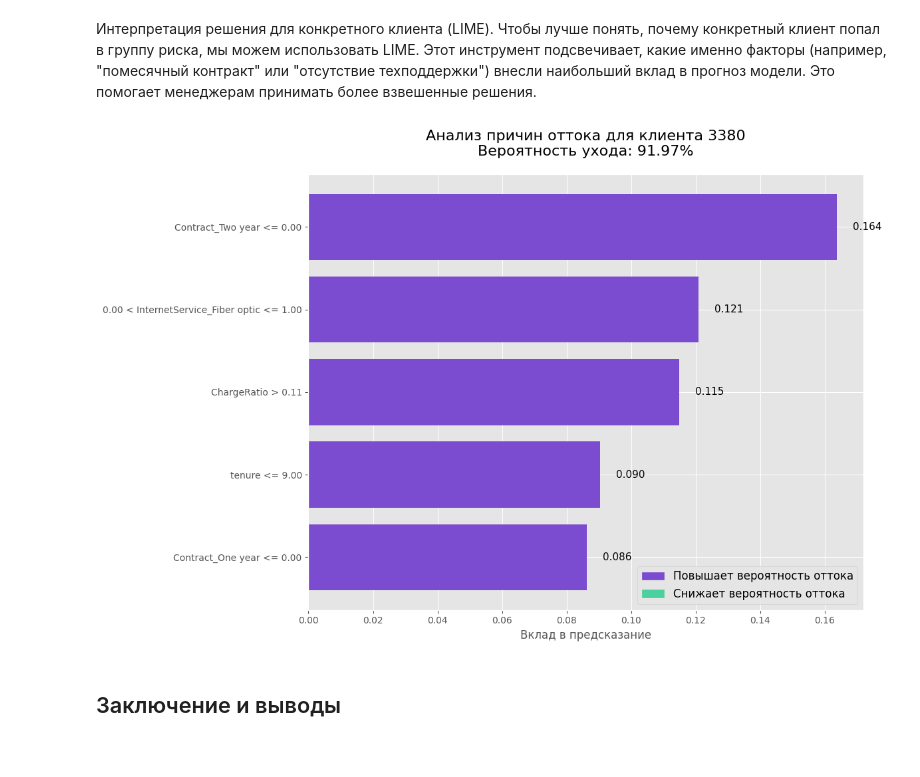
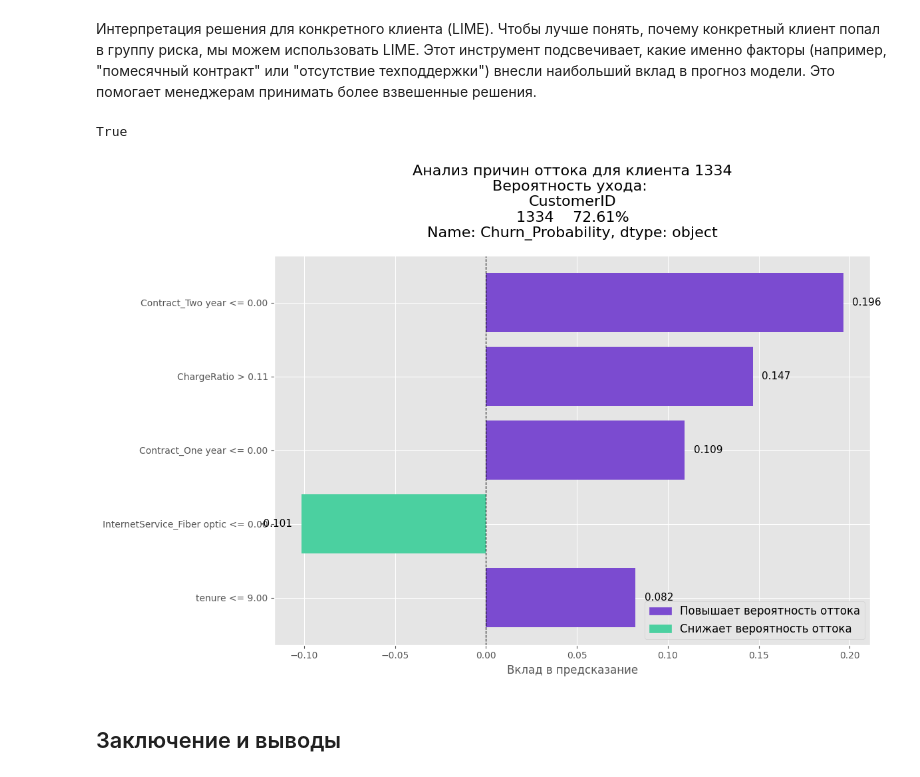
Before and after one commit to DgtrDN/diplom, a Jupyter notebook: diplom_telco_customer.ipynb, the cells around one changed output. Cells and saved outputs as stored; diff of their text form; code cells hidden in the pictures.

```diff
--- a/diplom_telco_customer.ipynb
+++ b/diplom_telco_customer.ipynb
@@ -405,7 +405,7 @@ def create_objective(model_name, params_func):
 
         # Подготовка модели в зависимости от типа
         if model_name == "Logistic Regression":
-            params['max_iter'] = 2000
+            params['max_iter'] = 1000
             params['class_weight'] = 'balanced'
             model = LogisticRegression(**params)
         elif model_name == "Random Forest":
@@ -438,9 +438,9 @@ def create_objective(model_name, params_func):
 
 def lr_params(trial):
     return {
-        'C': trial.suggest_float('C', 1e-4, 1e2, log=True),
-        'solver': trial.suggest_categorical('solver', ['liblinear', 'saga']),
-        'penalty': trial.suggest_categorical('penalty', ['l1', 'l2']),
+        'C': trial.suggest_float('C', 1e-20, 1e1, log=True), # изменено с (1e-4, 1e2, log=True) на (1e-10, 1e-8, log=True)
+        'solver': trial.suggest_categorical('solver', ['saga']), # можно добавить , 'saga', 'liblinear'
+        'penalty': trial.suggest_categorical('penalty', ['l2']), # можно добавить 'l1'
     }
 
 def rf_params(trial):
@@ -479,10 +479,10 @@ def lgbm_params(trial):
 
 def cat_params(trial):
     return {
-        'iterations': trial.suggest_int('iterations', 200, 1200),
-        'learning_rate': trial.suggest_float('learning_rate', 0.01, 0.15),
-        'depth': trial.suggest_int('depth', 3, 10),
-        'l2_leaf_reg': trial.suggest_float('l2_leaf_reg', 1e-8, 10.0, log=True),
+        'iterations': trial.suggest_int('iterations', 200, 1500),
+        'learning_rate': trial.suggest_float('learning_rate', 0.01, 0.2),
+        'depth': trial.suggest_int('depth', 4, 10),
+        'l2_leaf_reg': trial.suggest_float('l2_leaf_reg', 1e-3, 10.0, log=True),
     }
 
 # ---------------------------------------------------------------------------
@@ -808,10 +808,15 @@ elif best_model_name == "TabNet":
     # TabNet также обучается на X_train_new и валидируется на X_val
 
     tabnet_params = best_params.copy()
+    # 1. Извлекаем значение lr и удаляем его из основного словаря
+    learning_rate = tabnet_params.pop('lr')
     tabnet_params.update({
         'optimizer_fn': torch.optim.Adam,
+        # 3. Создаем optimizer_params с правильной структурой
+        'optimizer_params': dict(lr=learning_rate),
         'scheduler_params': {"step_size": 10, "gamma": 0.9},
-        'scheduler_fn': torch.optim.lr_scheduler.StepLR
+        'scheduler_fn': torch.optim.lr_scheduler.StepLR,
+        'verbose': 0
     })
     best_model = TabNetClassifier(**tabnet_params)
 
@@ -823,7 +828,7 @@ elif best_model_name == "TabNet":
 
     best_model.fit(X_train=X_train_np, y_train=y_train_np,
                    eval_set=[(X_val_np, y_val_np)],
-                   patience=15, max_epochs=150, eval_metric=['auc'], verbose=0)
+                   patience=15, max_epochs=150, eval_metric=['auc'])
 
 else:
     # Модели sklearn обучаются на полном наборе обучающих данных (train + val)
@@ -1022,9 +1036,9 @@ array(['Предложить более выгодный контракт.',
 # %%
 # Анализ одного клиента с помощью LIME
 
-# Выбираю клиента с самой высокой вероятностью оттока для анализа
-client_to_explain_id = final_report_df.index[0]
-client_to_explain_data = X_test.loc[client_to_explain_id]
+# Выбираю клиента 1334 для анализа
+client_to_explain_row = final_report_df.loc[[1334]]  # client_to_explain_id = final_report_df.index[0]
+client_to_explain_data = X_test.loc[client_to_explain_row.index]
 
 # Создаю LIME-интерпретатор
 explainer = lime.lime_tabular.LimeTabularExplainer(
@@ -1037,10 +1051,14 @@ explainer = lime.lime_tabular.LimeTabularExplainer(
 
 # Создаю объяснение
 explanation = explainer.explain_instance(
-    client_to_explain_data.values,
+    client_to_explain_data.values.flatten(),
     best_model.predict_proba,
     num_features=5
 )
+# %%
+print(1334 in final_report_df.index)
+# %% [output]
+True
 # %%
 # Визуализация
 
@@ -1051,36 +1069,36 @@ exp_list.reverse() # Реверс, чтобы самый важный призн
 features = [x[0] for x in exp_list]
 weights = [x[1] for x in exp_list]
 
 # Цвета: красный - отток (положительный вклад), зеленый - удержание (отрицательный)
-colors = ['green' if w < 0 else '#7B4BD0' for w in weights]
+colors = ["#4BD0A0" if w < 0 else '#7B4BD0' for w in weights]
 
 # 2. График
 fig, ax = plt.subplots(figsize=(12, 8))
 bars = ax.barh(features, weights, color=colors)
 
 # 3. Внешний вид
-ax.set_title(f"Анализ причин оттока для клиента {client_to_explain_id}\nВероятность ухода: {final_report_df.iloc[0]['Churn_Probability']}", fontsize=16, pad=20)
+ax.set_title(f"Анализ причин оттока для клиента 1334\nВероятность ухода: \n{final_report_df.loc[[1334]]['Churn_Probability']}", fontsize=16, pad=20)
 ax.set_xlabel("Вклад в предсказание", fontsize=12)
 ax.axvline(0, color='black', linewidth=0.8, linestyle='--') # Линия нуля для наглядности
 
 # Текст на барах
 for bar in bars:
     width = bar.get_width()
     # текст справа или слева от бара в зависимости от знака
     label_x_pos = width + 0.005 if width > 0 else width - 0.005
     ax.text(label_x_pos, bar.get_y() + bar.get_height()/2, f'{width:.3f}',
             va='center', ha='left' if width > 0 else 'right',
             fontsize=11)
 
 # Легенда
 red_patch = mpatches.Patch(color='#7B4BD0', label='Повышает вероятность оттока')
 green_patch = mpatches.Patch(color="#4BD0A0", label='Снижает вероятность оттока')
 ax.legend(handles=[red_patch, green_patch], loc='lower right', fontsize=12)
 
 plt.tight_layout()
 plt.show()
 # %% [output]
-[figure, old version]
+[figure, new version]
 # %% [markdown]
 ## Заключение и выводы
 # %%
```
Also changed, not shown: parts of 14 cells of this notebook, 7 other files.
